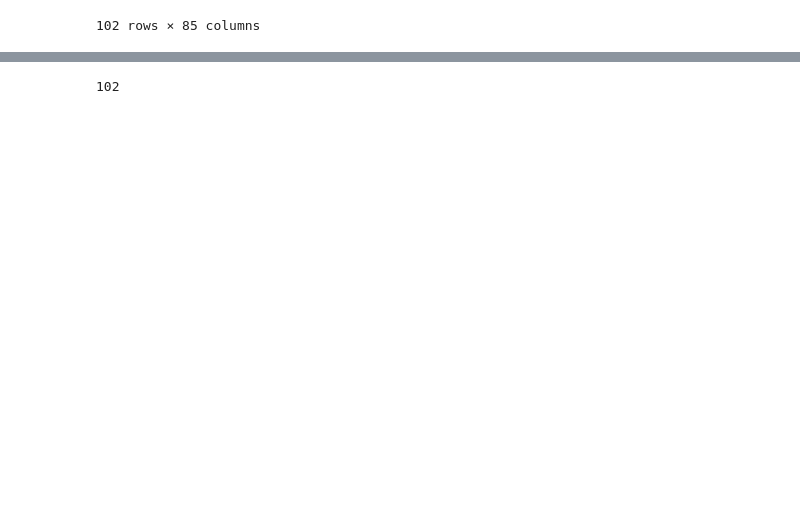
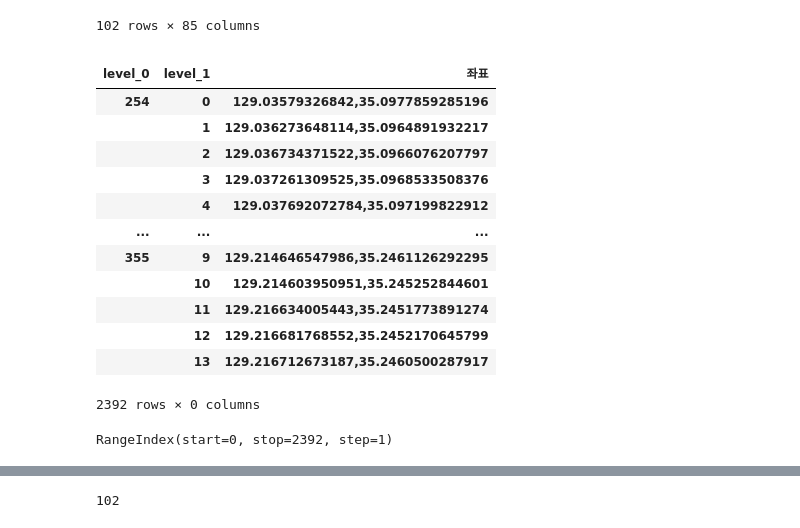
Before and after one commit to leesominn/ProjectEDA, a Jupyter notebook: commercial_Area/commercial_Area.ipynb, the cells around one changed output, grey strips where cells are left out. Cells and saved outputs as stored; diff of their text form; code cells hidden in the pictures; blank space fills up the shorter version.

```diff
--- a/commercial_Area/commercial_Area.ipynb
+++ b/commercial_Area/commercial_Area.ipynb
@@ -168,3 +156,26 @@ busan_loc
 | 354 | 129.213789605767,35.2450965290783 | 129.213629742854,35.2429525473163 | 129.214062913934,35.2416132282126 | 129.21427067475,35.2418820152148 | 129.215173285049,35.2418519844903 | 129.216575535482,35.2418173046476 | 129.216592590763,35.2421413934497 | 129.217608099099,35.2421227938344 | 129.217372718523,35.2429583833423 | 129.216582811998,35.2429931253447 | ... | ... |
 | 355 | 129.216712673187,35.2460500287917 | 129.215840271128,35.2460817716479 | 129.215792814117,35.2460533541888 | 129.21576984214,35.2457136042231 | 129.215801799073,35.2456769746807 | 129.215222414073,35.2456785681557 | 129.215244923076,35.2456984312849 | 129.21525807727,35.2460811639814 | 129.215214589831,35.2460977293405 | 129.214646547986,35.2461126292295 | ... | ... |
 102 rows × 85 columns
+# %%
+busan_df = pd.DataFrame(busan_loc.stack()).reset_index()
+df_1 = busan_df.rename(columns={0:'좌표'})
+df_1.pivot_table(index=['level_0','level_1','좌표'])
+# %% [output]
+|  |  |  |
+| level_0 | level_1 | 좌표 |
+| 254 | 0 | 129.03579326842,35.0977859285196 |
+|  | 1 | 129.036273648114,35.0964891932217 |
+|  | 2 | 129.036734371522,35.0966076207797 |
+|  | 3 | 129.037261309525,35.0968533508376 |
+|  | 4 | 129.037692072784,35.097199822912 |
+| ... | ... | ... |
+| 355 | 9 | 129.214646547986,35.2461126292295 |
+|  | 10 | 129.214603950951,35.245252844601 |
+|  | 11 | 129.216634005443,35.2451773891274 |
+|  | 12 | 129.216681768552,35.2452170645799 |
+|  | 13 | 129.216712673187,35.2460500287917 |
+2392 rows × 0 columns
+# %%
+df_1.index
+# %% [output]
+RangeIndex(start=0, stop=2392, step=1)
```
Also changed, not shown: parts of 10 cells of this notebook.
